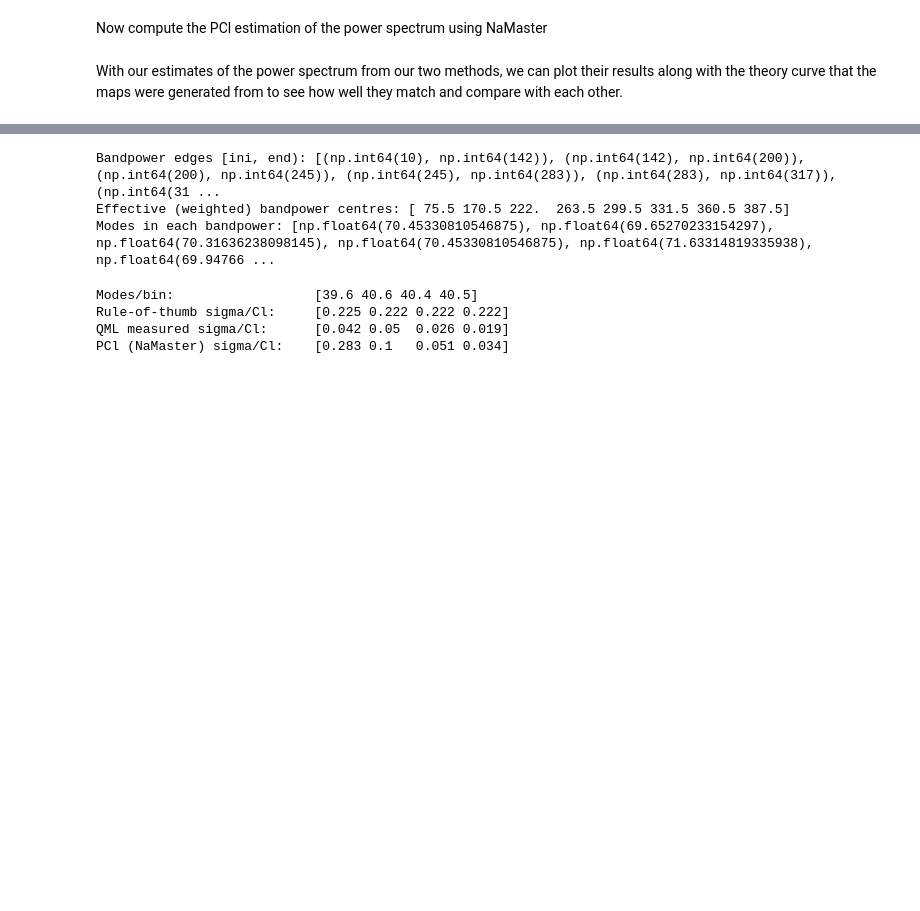
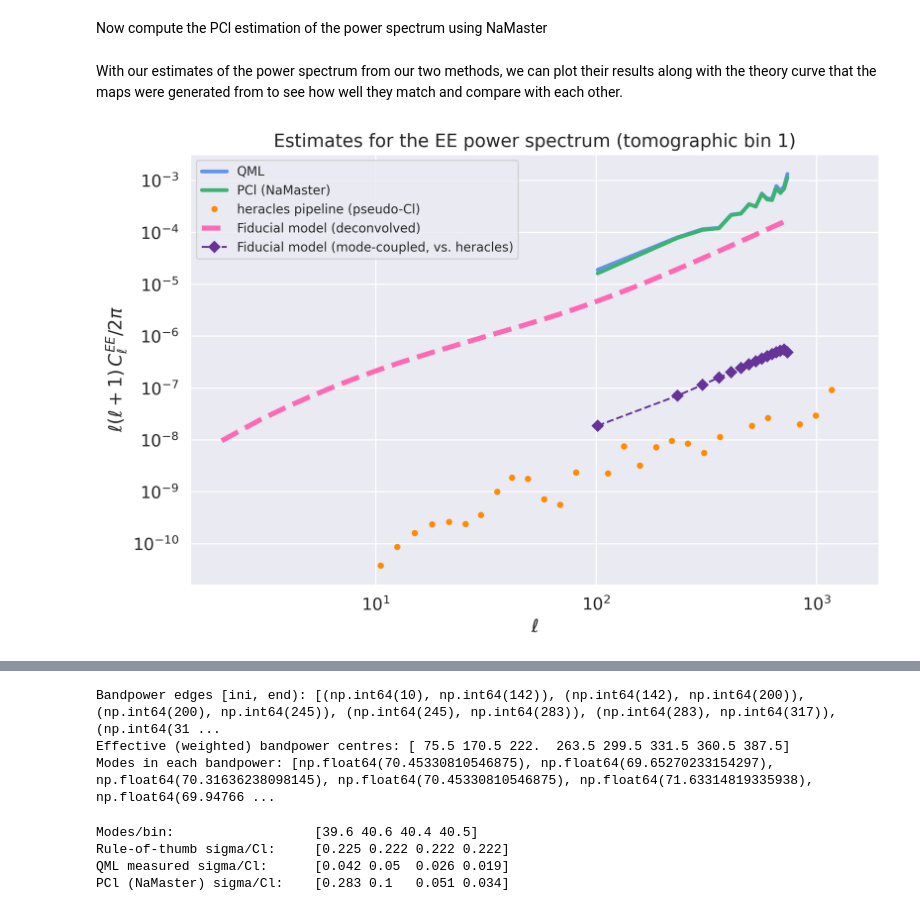
Before and after one commit to ucapbba/WeakLensingQML, a Jupyter notebook: TR1/TR1_power_spectra_and_covariance_estimation.ipynb, the cells around one changed output, grey strips where cells are left out. Cells and saved outputs as stored; diff of their text form; code cells hidden in the pictures; blank space fills up the shorter version.

```diff
--- a/TR1/TR1_power_spectra_and_covariance_estimation.ipynb
+++ b/TR1/TR1_power_spectra_and_covariance_estimation.ipynb
@@ -493,6 +498,35 @@ she_she_pipe = cls_pipe['SHE', 'SHE', tom_bin, tom_bin]
 ell_pipe = np.array(she_she_pipe.ell)
 cl_EE_pipe = np.array(she_she_pipe[0, 0])
 cl_BB_pipe = np.array(she_she_pipe[1, 1])
+# %%
+fix, ax = plt.subplots(figsize=(9, 6))
+
+ax.loglog(ell_bp, ell_bp * (ell_bp + 1) * cl_EE_QML / (2 * np.pi), lw=3, c='cornflowerblue', label='QML')
+ax.loglog(ell_bp, ell_bp * (ell_bp + 1) * cl_EE_PCl / (2 * np.pi), lw=3, c='mediumseagreen', label='PCl (NaMaster)')
+ax.loglog(ell_pipe, ell_pipe * (ell_pipe + 1) * cl_EE_pipe / (2 * np.pi), 'o', ms=4, c='darkorange', label='heracles pipeline (pseudo-Cl)')
+
+ax.loglog(ells, ells * (ells + 1) * (pow_spec.cl_EE[2: l_max + 1] + cl_noise) / (2 * np.pi), lw=4, ls='--', c='hotpink', label='Fiducial model (deconvolved)')
+
+# heracles' own pipeline points are a *raw* (mode-coupled, un-deconvolved) product, so the
+# deconvolved fiducial above sits far above them by construction, not because the underlying
+# cosmology/noise is wrong. For a fair comparison, also forward-couple the same fiducial
+# signal+noise through our own mask (via the NaMaster workspace `wsp` built above), putting
+# it on the same mode-coupled footing as the heracles points.
+cl_theory_coupled = wsp.couple_cell([cl_EE + cl_noise, cl_EB, cl_EB, cl_BB + cl_noise])
+cl_theory_coupled_EE_binned = bins.bin_cell(cl_theory_coupled[0])
+ax.loglog(ell_bp, ell_bp * (ell_bp + 1) * cl_theory_coupled_EE_binned / (2 * np.pi),
+          'D--', ms=6, c='rebeccapurple', label='Fiducial model (mode-coupled, vs. heracles)')
+
+ax.set_title(f'Estimates for the EE power spectrum (tomographic bin {tom_bin})')
+ax.set_xlabel(r'$\ell$')
+ax.set_ylabel(r'$\ell (\ell + 1) \, C_{\ell}^{EE} / 2 \pi$')
+
+ax.legend(loc='upper left', fontsize='x-small')
+
+plt.tight_layout()
+plt.show()
+# %% [output]
+[figure, added]
 # %%
 fix, ax = plt.subplots(figsize=(9, 6))
 
```
Also changed, not shown: parts of 17 cells of this notebook, 13 other files.
